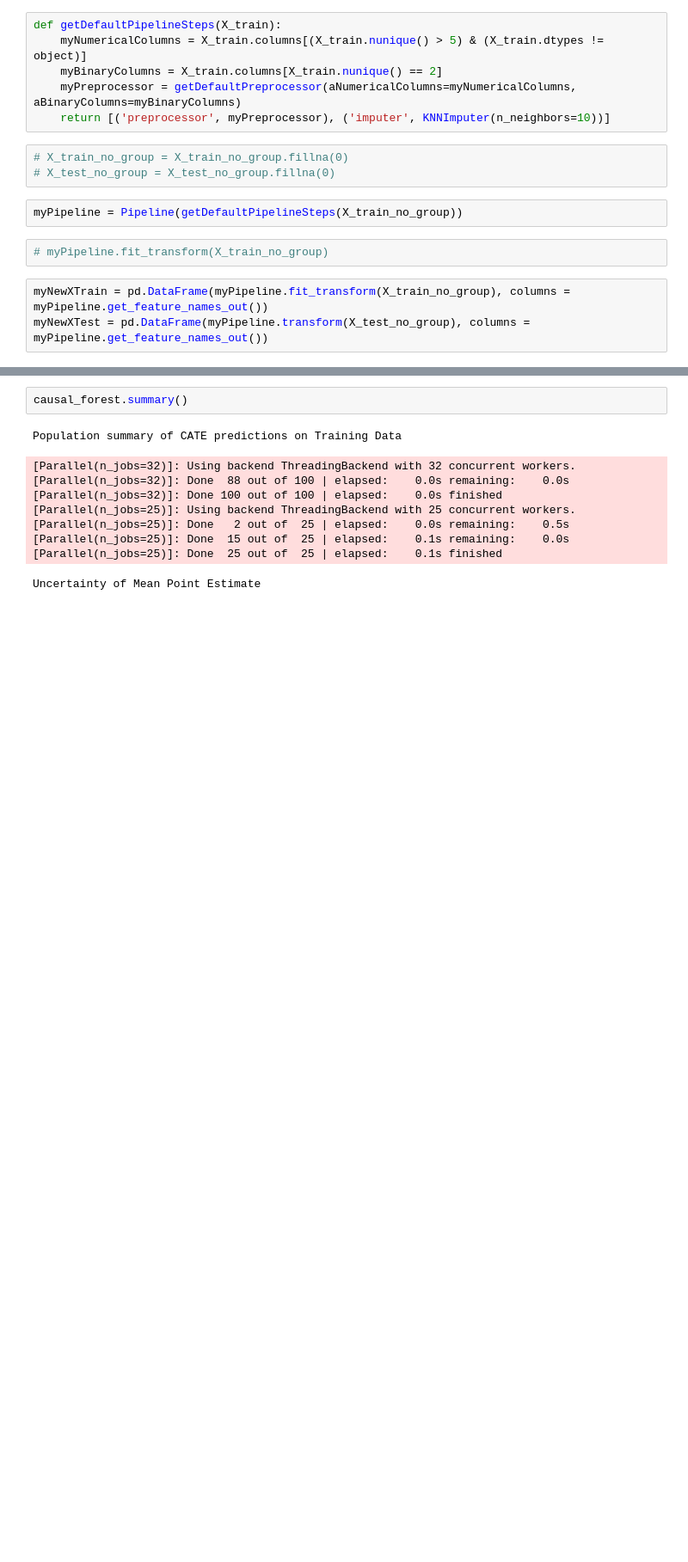
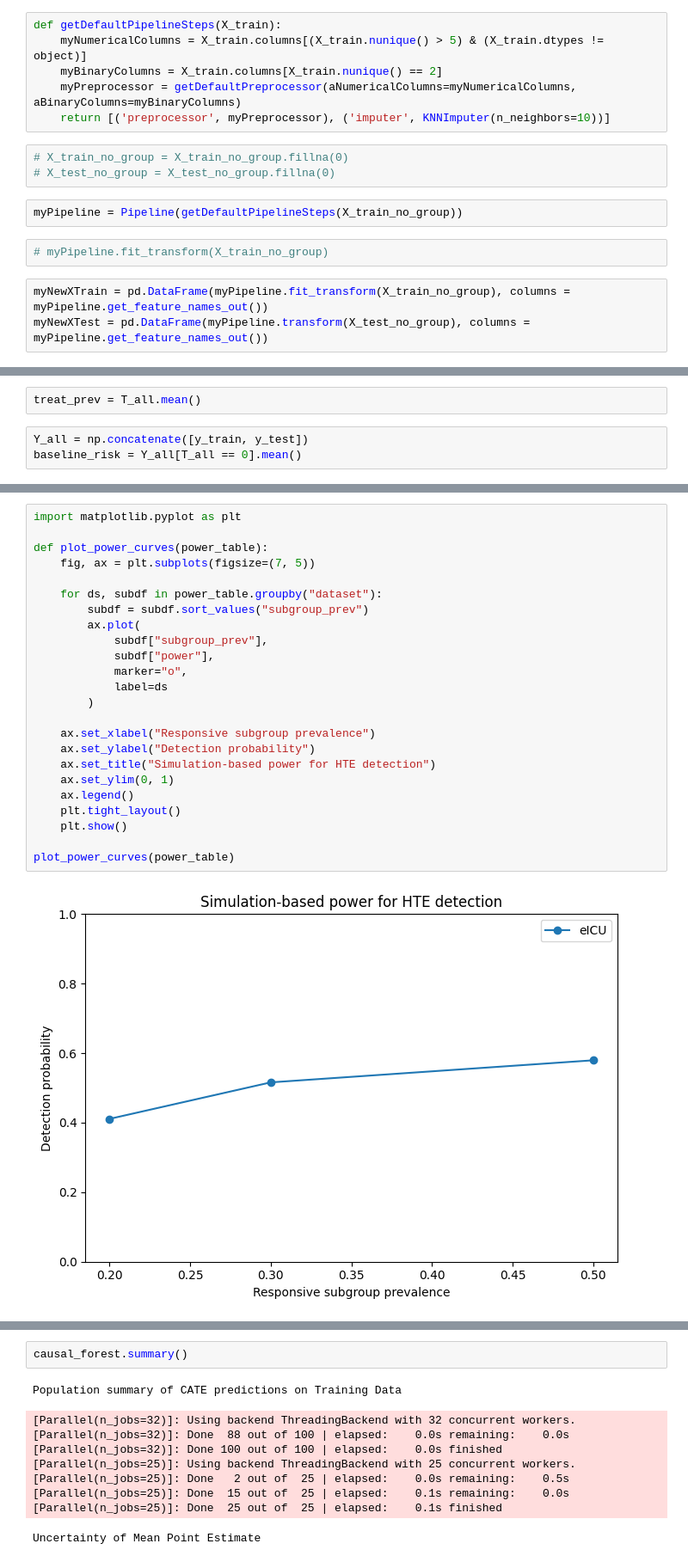
Before and after one commit to michelraskin/ttmhte, a Jupyter notebook: eICU/eICUAnalysisDML.ipynb, the cells around one changed output, grey strips where cells are left out. Shown at 86% size. Drawn from its saved outputs; the diff is of its cells as text; blank space fills up the shorter version.

```diff
--- a/eICU/eICUAnalysisDML.ipynb
+++ b/eICU/eICUAnalysisDML.ipynb
@@ -261,0 +534,5 @@ Predicted CATE for test data: [[-0.06269484]
+# %%
+treat_prev = T_all.mean()
+# %%
+Y_all = np.concatenate([y_train, y_test])
+baseline_risk = Y_all[T_all == 0].mean()
@@ -261,0 +729,26 @@ Predicted CATE for test data: [[-0.06269484]
+# %%
+import matplotlib.pyplot as plt
+
+def plot_power_curves(power_table):
+    fig, ax = plt.subplots(figsize=(7, 5))
+
+    for ds, subdf in power_table.groupby("dataset"):
+        subdf = subdf.sort_values("subgroup_prev")
+        ax.plot(
+            subdf["subgroup_prev"],
+            subdf["power"],
+            marker="o",
+            label=ds
+        )
+
+    ax.set_xlabel("Responsive subgroup prevalence")
+    ax.set_ylabel("Detection probability")
+    ax.set_title("Simulation-based power for HTE detection")
+    ax.set_ylim(0, 1)
+    ax.legend()
+    plt.tight_layout()
+    plt.show()
+
+plot_power_curves(power_table)
+# %% [output]
+[figure, added]
```
Also changed, not shown: parts of 31 cells of this notebook, 5 other files.
